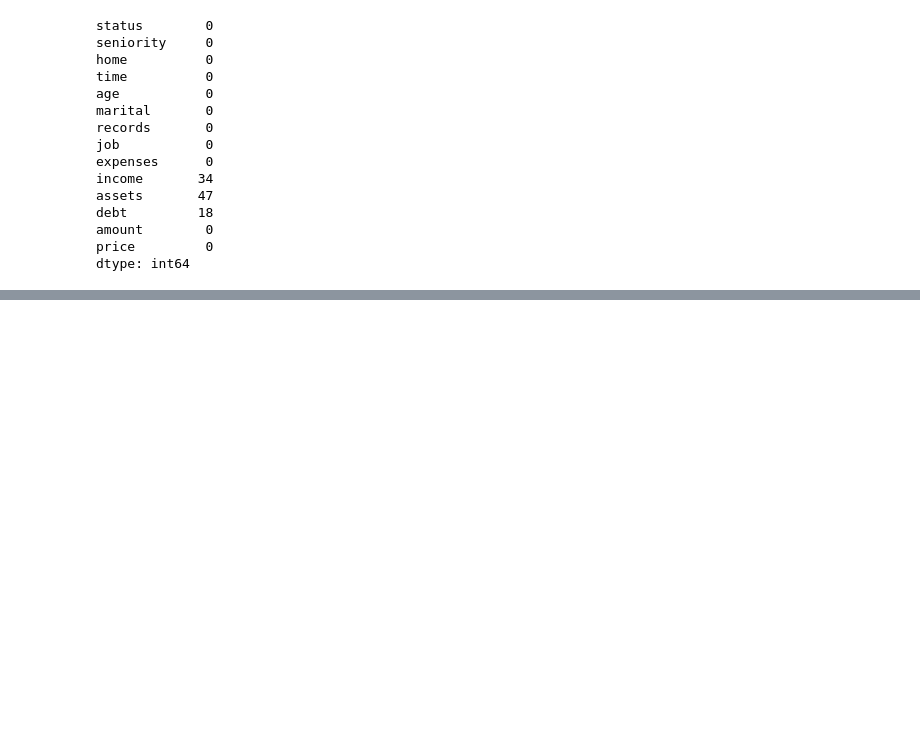
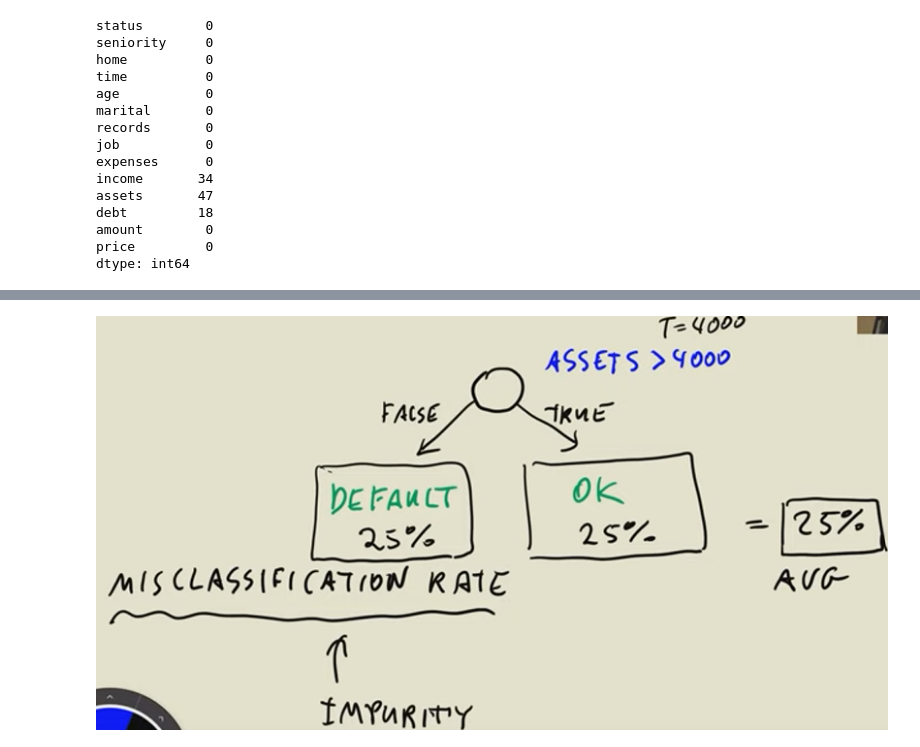
Before and after one commit to Elhamkhorasani/MLZoomCamp, a Jupyter notebook: ML_ZoomCamp_Projects/Trees.ipynb, the cells around one changed output, grey strips where cells are left out. Cells and saved outputs as stored; diff of their text form; code cells hidden in the pictures; blank space fills up the shorter version.

```diff
--- a/ML_ZoomCamp_Projects/Trees.ipynb
+++ b/ML_ZoomCamp_Projects/Trees.ipynb
@@ -227,0 +551,5 @@ dtype: int64
+# %%
+from IPython.display import Image
+Image("C:\\Users\\amirr\\MLZoomCamp\\ML_ZoomCamp_Projects\\Screenshots\\Tree.png")
+# %% [output]
+[figure, added]
```
Also changed, not shown: parts of 36 cells of this notebook.
